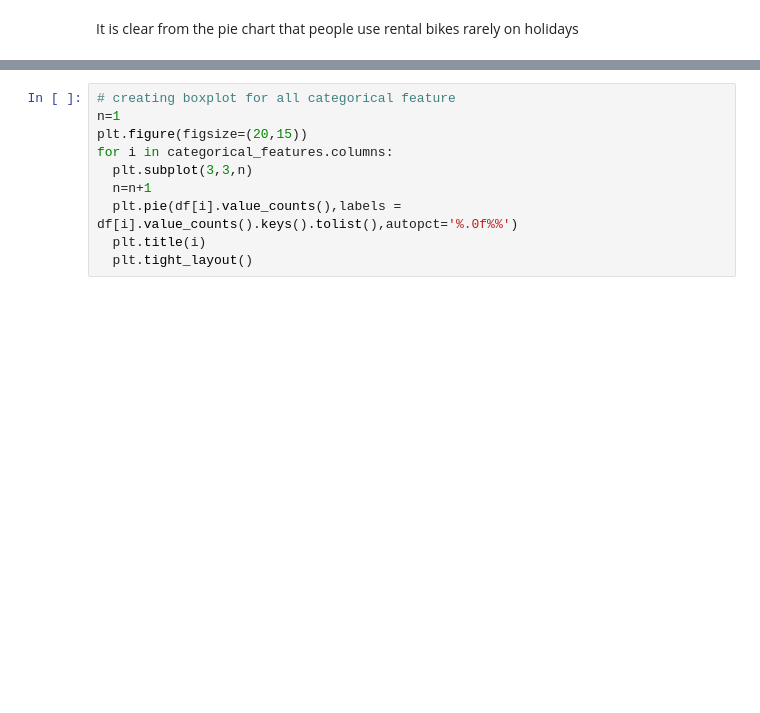
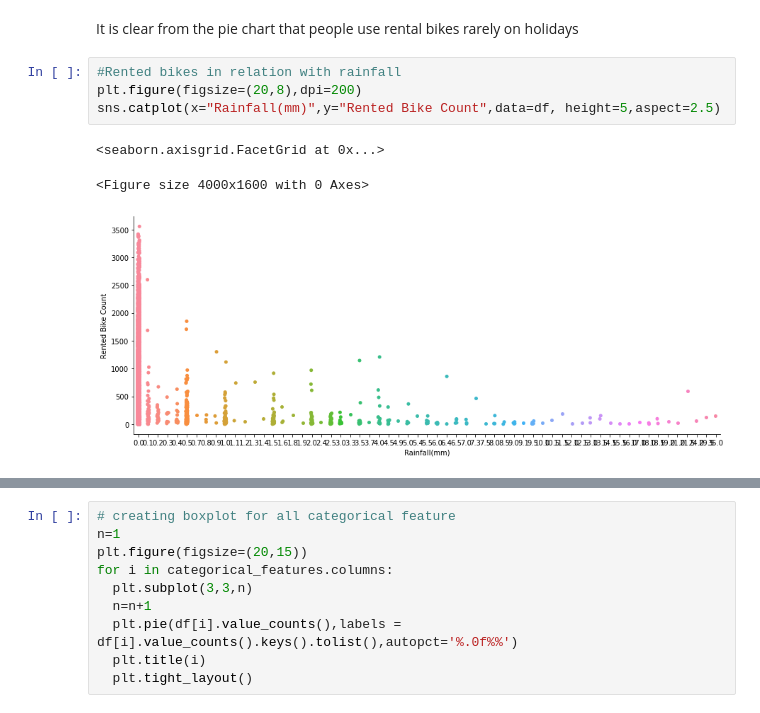
Before and after one commit to Nakulpradeep94/Bike_Sharing_demand_prediction, a Jupyter notebook: Bike_Sharing_Demand_Prediction_Capstone_Project.ipynb, the cells around one changed output, grey strips where cells are left out. Drawn from its saved outputs; the diff is of its cells as text; blank space fills up the shorter version.

```diff
--- a/Bike_Sharing_Demand_Prediction_Capstone_Project.ipynb
+++ b/Bike_Sharing_Demand_Prediction_Capstone_Project.ipynb
@@ -456,3 +471,11 @@ plt.tight_layout()
 [figure]
 # %% [markdown]
 It is clear from the pie chart that people use rental bikes rarely on holidays
+# %%
+#Rented bikes in relation with rainfall
+plt.figure(figsize=(20,8),dpi=200)
+sns.catplot(x="Rainfall(mm)",y="Rented Bike Count",data=df, height=5,aspect=2.5)
+# %% [output]
+<seaborn.axisgrid.FacetGrid at 0x...>
+<Figure size 4000x1600 with 0 Axes>
+[figure, added]
```
Also changed, not shown: parts of 34 cells of this notebook.
